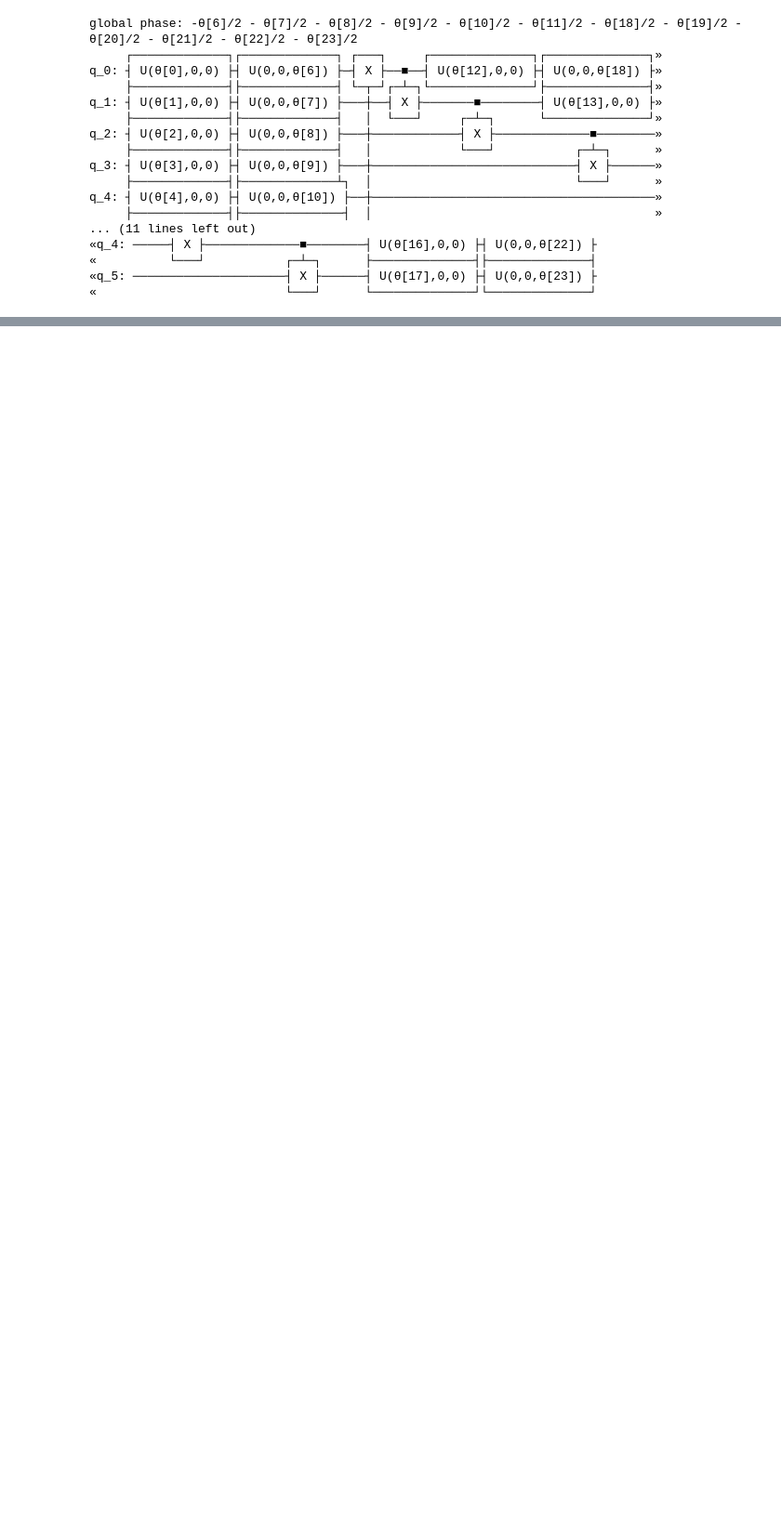
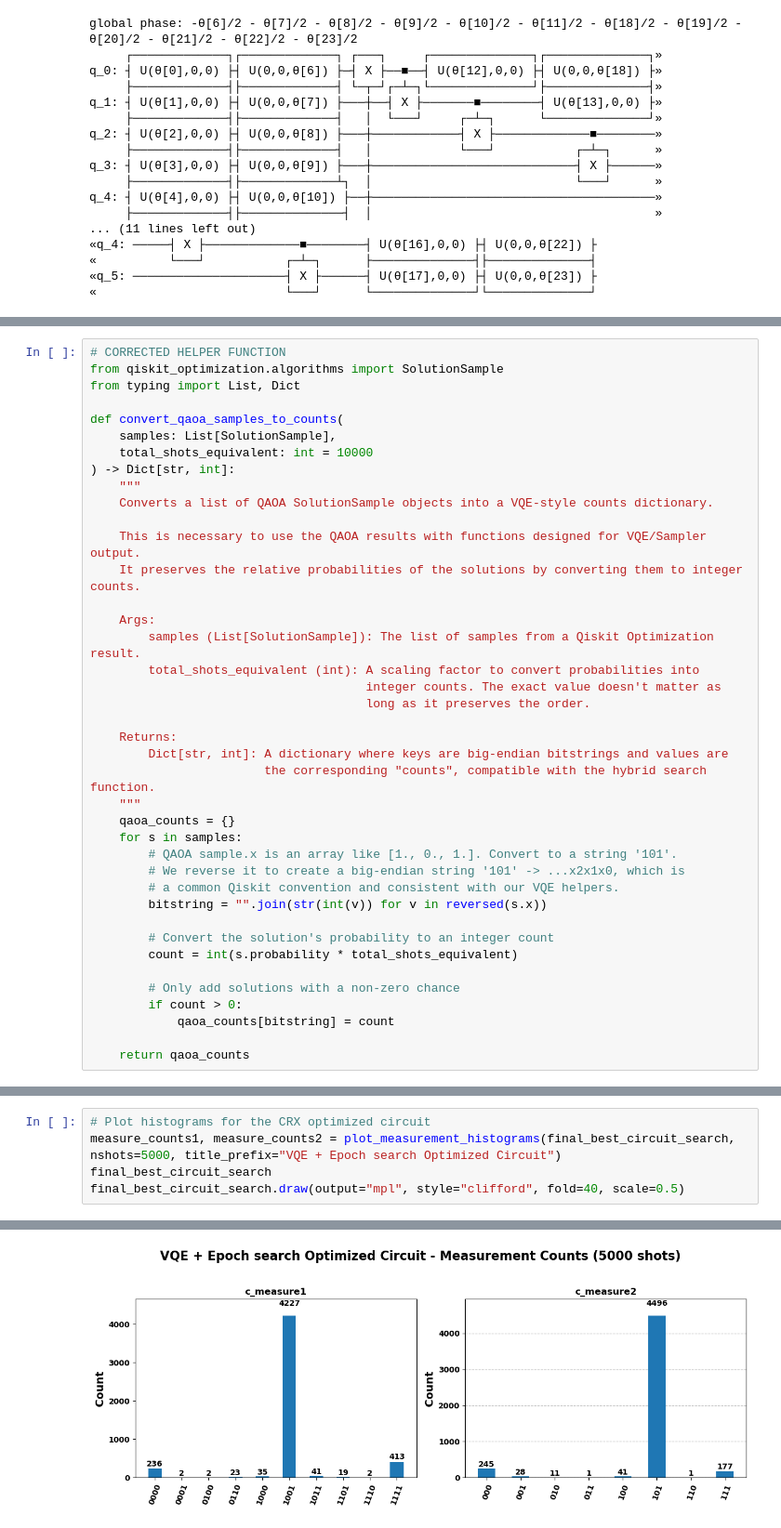
Before and after one commit to cailab-tamu/QuantumXCT, a Jupyter notebook: python/qSim_cell_chat_predict.ipynb, the cells around one changed output, grey strips where cells are left out. Shown at 93% size. Drawn from its saved outputs; the diff is of its cells as text; blank space fills up the shorter version.

Commit message:
Post VQE/QAOA optimization implemented.

```diff
--- a/python/qSim_cell_chat_predict.ipynb
+++ b/python/qSim_cell_chat_predict.ipynb
@@ -1560,0 +1018,40 @@ print(sa_selected_cnots)
+# %%
+# CORRECTED HELPER FUNCTION
+from qiskit_optimization.algorithms import SolutionSample
+from typing import List, Dict
+
+def convert_qaoa_samples_to_counts(
+    samples: List[SolutionSample],
+    total_shots_equivalent: int = 10000
+) -> Dict[str, int]:
+    """
+    Converts a list of QAOA SolutionSample objects into a VQE-style counts dictionary.
+
+    This is necessary to use the QAOA results with functions designed for VQE/Sampler output.
+    It preserves the relative probabilities of the solutions by converting them to integer counts.
+
+    Args:
+        samples (List[SolutionSample]): The list of samples from a Qiskit Optimization result.
+        total_shots_equivalent (int): A scaling factor to convert probabilities into
+                                      integer counts. The exact value doesn't matter as
+                                      long as it preserves the order.
+
+    Returns:
+        Dict[str, int]: A dictionary where keys are big-endian bitstrings and values are
+                        the corresponding "counts", compatible with the hybrid search function.
+    """
+    qaoa_counts = {}
+    for s in samples:
+        # QAOA sample.x is an array like [1., 0., 1.]. Convert to a string '101'.
+        # We reverse it to create a big-endian string '101' -> ...x2x1x0, which is
+        # a common Qiskit convention and consistent with our VQE helpers.
+        bitstring = "".join(str(int(v)) for v in reversed(s.x))
+
+        # Convert the solution's probability to an integer count
+        count = int(s.probability * total_shots_equivalent)
+
+        # Only add solutions with a non-zero chance
+        if count > 0:
+            qaoa_counts[bitstring] = count
+
+    return qaoa_counts
@@ -1560,0 +1141,6 @@ print(sa_selected_cnots)
+# %%
+# Plot histograms for the CRX optimized circuit
+measure_counts1, measure_counts2 = plot_measurement_histograms(final_best_circuit_search, nshots=5000, title_prefix="VQE + Epoch search Optimized Circuit")
+final_best_circuit_search
+final_best_circuit_search.draw(output="mpl", style="clifford", fold=40, scale=0.5)
+# %% [output]
@@ -1560,0 +1150 @@ print(sa_selected_cnots)
+[figure, added]
```
Also changed, not shown: parts of 32 cells of this notebook, 1 other file.
